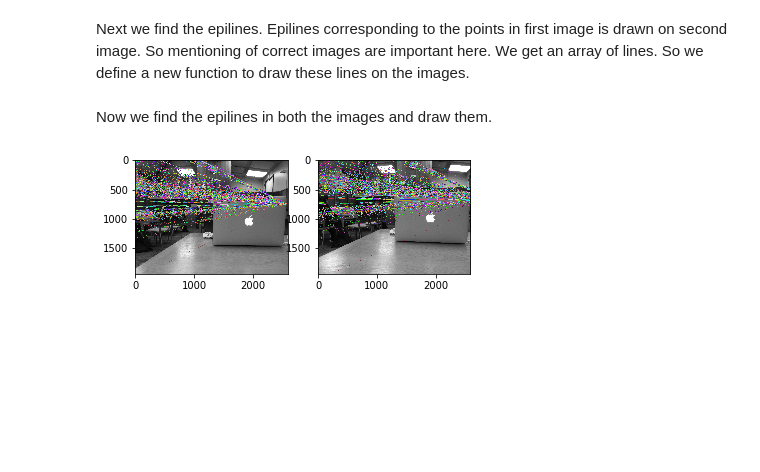
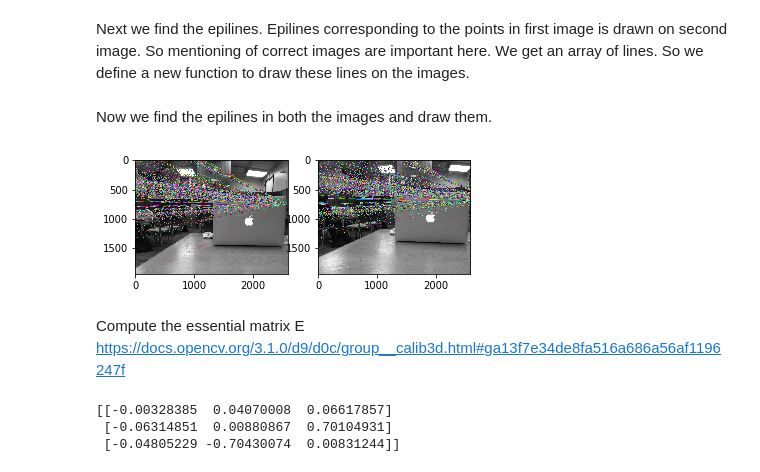
Before and after one commit to WaitingZhan/Plane-sweeping-stereo, a Jupyter notebook: project 2.ipynb, the cells around one changed output. Drawn from its saved outputs; the diff is of its cells as text; code cells hidden in the pictures; blank space fills up the shorter version.

```diff
--- a/project 2.ipynb
+++ b/project 2.ipynb
@@ -125,18 +138,22 @@ Now we find the epilines in both the images and draw them.
 # %%
 # Find epilines corresponding to points in right image (second image) and
 # drawing its lines on left image
 lines1 = cv2.computeCorrespondEpilines(pts2.reshape(-1,1,2), 2,F)
 lines1 = lines1.reshape(-1,3)
 img5,img6 = drawlines(img1,img2,lines1,pts1,pts2)
 
 # Find epilines corresponding to points in left image (first image) and
 # drawing its lines on right image
 lines2 = cv2.computeCorrespondEpilines(pts1.reshape(-1,1,2), 1,F)
 lines2 = lines2.reshape(-1,3)
 img3,img4 = drawlines(img2,img1,lines2,pts2,pts1)
 
 plt.subplot(121),plt.imshow(img5)
 plt.subplot(122),plt.imshow(img3)
 plt.show()
+cv2.destroyAllWindows()
 # %% [output]
-[figure, old version]
+[figure, new version]
+# %% [markdown]
+Compute the essential matrix E
+https://docs.opencv.org/3.1.0/d9/d0c/group__calib3d.html#ga13f7e34de8fa516a686a56af1196247f
@@ -142,0 +162,6 @@ plt.show()
+# %%
+print(E)
+# %% [output]
+[[-0.00328385  0.04070008  0.06617857]
+ [-0.06314851  0.00880867  0.70104931]
+ [-0.04805229 -0.70430074  0.00831244]]
```
Also changed, not shown: parts of 39 cells of this notebook, 34 other files.
